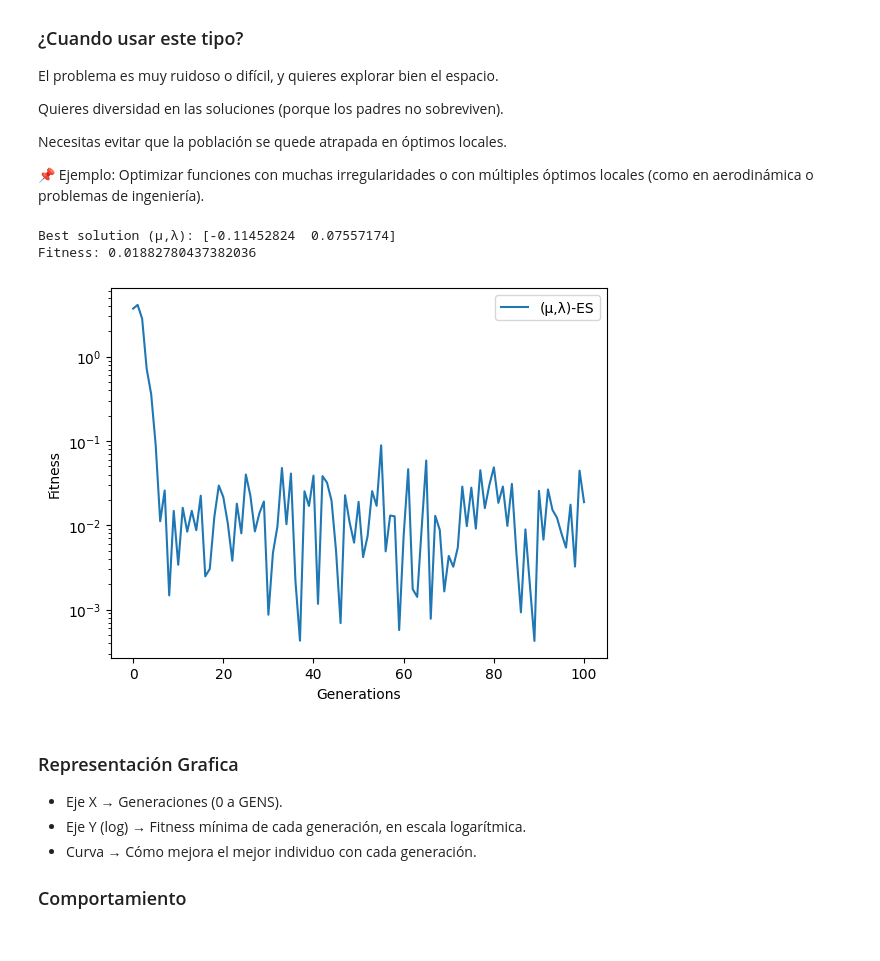
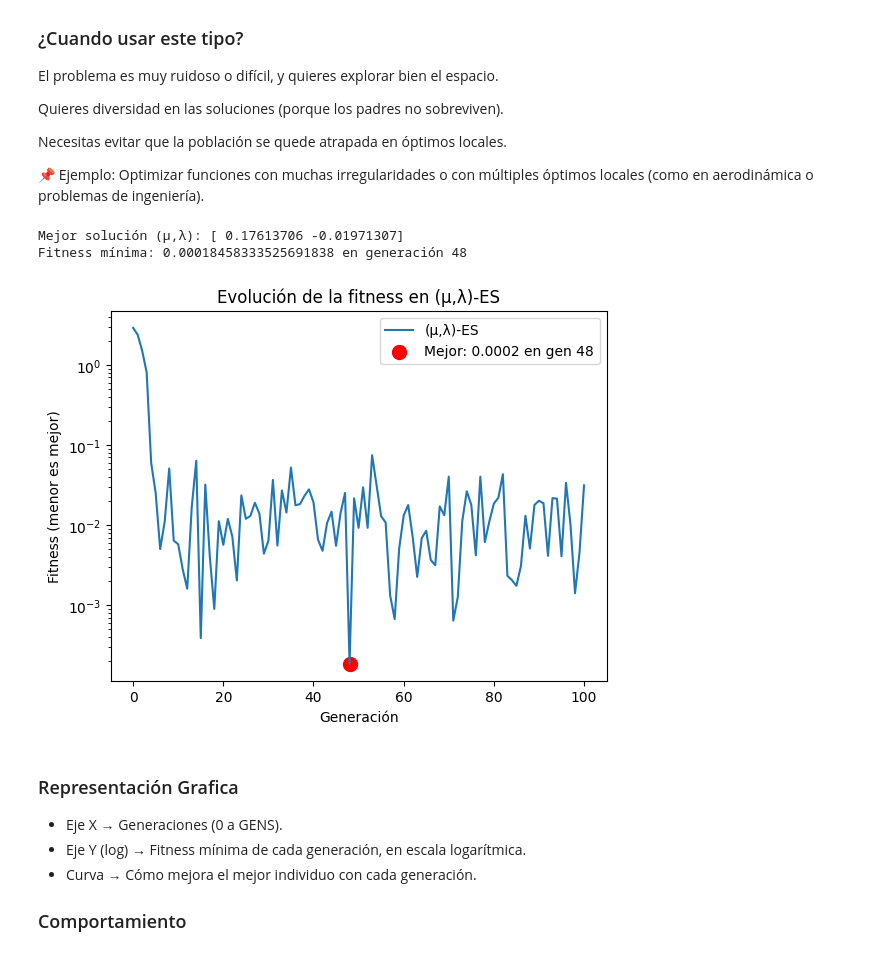
Before and after one commit to Carpuro/MCD_METODOS_MATEMATICOS_PARA_EL_ANALISIS_DE_DATOS, a Jupyter notebook: Exposiciones/estrategia_evolutiva.ipynb, the cells around one changed output. Cells and saved outputs as stored; diff of their text form; code cells hidden in the pictures.

```diff
--- a/Exposiciones/estrategia_evolutiva.ipynb
+++ b/Exposiciones/estrategia_evolutiva.ipynb
@@ -69,7 +67,7 @@ Quieres mostrar el concepto básico de evolución (para enseñanza/demostración
 # --- Parámetros ---
 DIM = 2
 GENS = 100
-SIGMA = 0.9
+SIGMA = 0.5
 SEED = 42
 
 rng = np.random.default_rng(SEED)
@@ -150,50 +148,67 @@ Necesitas evitar que la población se quede atrapada en óptimos locales.
 
 📌 Ejemplo: Optimizar funciones con muchas irregularidades o con múltiples óptimos locales (como en aerodinámica o problemas de ingeniería).
 # %%
-# Parameters
-MU = 10       # number of parents
-LAMBDA = 40   # number of offspring
-GENS = 100    # number of generations
-SIGMA = 0.5   # mutation strength
+# --- Parámetros ---
+DIM = 2
+MU = 10       # Número de padres
+LAMBDA = 40   # Número de hijos por generación
+GENS = 100    # Número de generaciones
+SIGMA = 0.5   # Fuerza de mutación
+SEED = 42     # Semilla para reproducibilidad
 
-# Initialization
-parents = rng.normal(0, 5, size=(MU, DIM))
-parent_fits = np.apply_along_axis(fitness, 1, parents)
+# --- Generador de números aleatorios ---
+rng = np.random.default_rng(SEED)
 
+# --- Inicialización de padres ---
+parents = rng.normal(0, 5, size=(MU, DIM))        # Generamos MU padres aleatorios
+parent_fits = np.apply_along_axis(fitness, 1, parents)  # Fitness de cada padre
+
+# Historial de la mejor fitness por generación
 history_mu_lambda = [parent_fits.min()]
 
-# (μ,λ)-ES loop
+# --- (μ,λ)-ES loop ---
 for gen in range(GENS):
     offspring = []
     for _ in range(LAMBDA):
+        # Seleccionamos un padre al azar
         p = parents[rng.integers(0, MU)]
+        # Mutación: agregamos ruido gaussiano
         child = p + rng.normal(0, SIGMA, size=DIM)
         offspring.append(child)
     offspring = np.array(offspring)
 
-    # Evaluate offspring
+    # Evaluamos fitness de los hijos
     offspring_fits = np.apply_along_axis(fitness, 1, offspring)
 
-    # Select best μ offspring
+    # Selección: elegimos los MU mejores hijos para la siguiente generación
     best_idx = np.argsort(offspring_fits)[:MU]
     parents, parent_fits = offspring[best_idx], offspring_fits[best_idx]
 
+    # Guardamos la mejor fitness de la generación
     history_mu_lambda.append(parent_fits.min())
 
-# Results
-print("Best solution (μ,λ):", parents[0])
-print("Fitness:", parent_fits.min())
+# --- Resultados finales ---
+best_fit = min(history_mu_lambda)
+best_gen = history_mu_lambda.index(best_fit)
+print("Mejor solución (μ,λ):", parents[0])
+print("Fitness mínima:", best_fit, "en generación", best_gen)
 
+# --- Gráfica de evolución ---
 plt.plot(history_mu_lambda, label="(μ,λ)-ES")
+plt.xlabel("Generación")
+plt.ylabel("Fitness (menor es mejor)")
 plt.yscale("log")
-plt.xlabel("Generations")
-plt.ylabel("Fitness")
+plt.title("Evolución de la fitness en (μ,λ)-ES")
+
+# --- Marcar mejor fitness ---
+plt.scatter(best_gen, best_fit, color='red', s=100,
+            label=f'Mejor: {best_fit:.4f} en gen {best_gen}')
 plt.legend()
 plt.show()
 # %% [output]
-Best solution (μ,λ): [-0.11452824  0.07557174]
-Fitness: 0.01882780437382036
+Mejor solución (μ,λ): [ 0.17613706 -0.01971307]
+Fitness mínima: 0.00018458333525691838 en generación 48
-[figure, old version]
+[figure, new version]
 # %% [markdown]
 ### Representación Grafica
 
```
Also changed, not shown: parts of 6 cells of this notebook.
